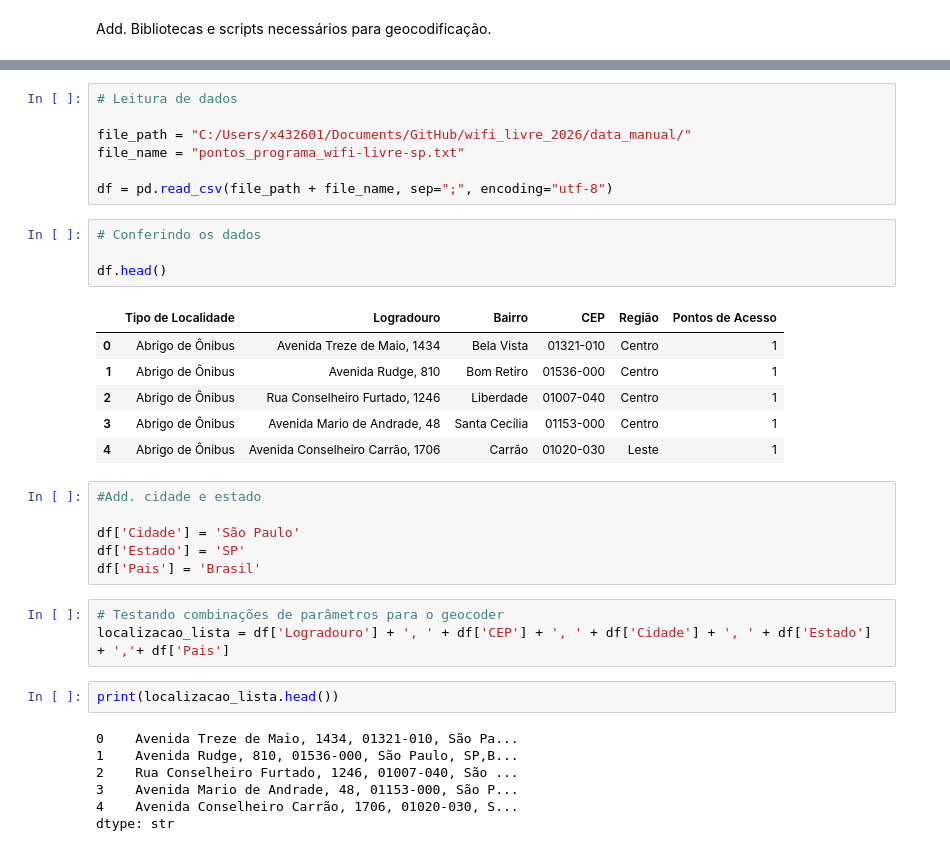
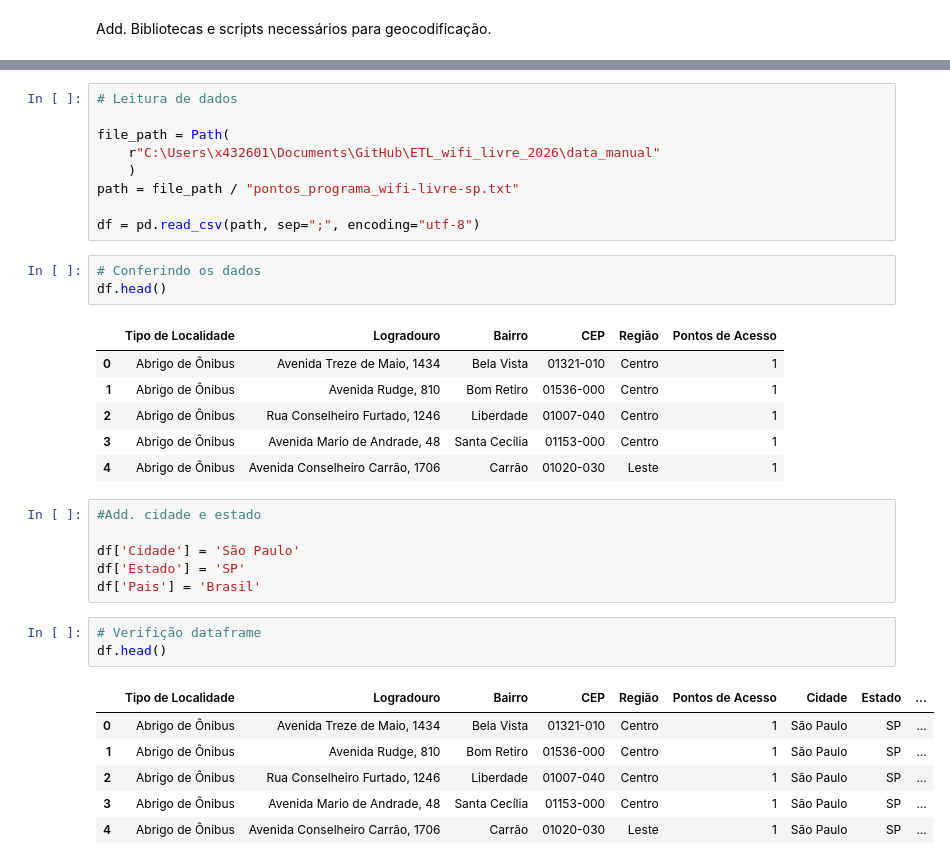
Before and after one commit to yuriidalgo01/wifi_livre_2026, a Jupyter notebook: Scripts_Python/teste_ETL_enderecos.ipynb, the cells around one changed output, grey strips where cells are left out. Saved outputs shown, nothing was run; the diff lists cells and outputs as text.

```diff
--- a/Scripts_Python/teste_ETL_enderecos.ipynb
+++ b/Scripts_Python/teste_ETL_enderecos.ipynb
@@ -17,13 +20,14 @@ from geopy.extra.rate_limiter import RateLimiter
 # %%
 # Leitura de dados
 
-file_path = "C:/Users/x432601/Documents/GitHub/wifi_livre_2026/data_manual/"
-file_name = "pontos_programa_wifi-livre-sp.txt"
+file_path = Path(
+    r"C:\Users\x432601\Documents\GitHub\ETL_wifi_livre_2026\data_manual"
+    )
+path = file_path / "pontos_programa_wifi-livre-sp.txt"
 
-df = pd.read_csv(file_path + file_name, sep=";", encoding="utf-8")
+df = pd.read_csv(path, sep=";", encoding="utf-8")
 # %%
 # Conferindo os dados
-
 df.head()
 # %% [output]
 |  | Tipo de Localidade | Logradouro | Bairro | CEP | Região | Pontos de Acesso |
@@ -38,15 +42,13 @@ df.head()
 df['Cidade'] = 'São Paulo'
 df['Estado'] = 'SP'
 df['Pais'] = 'Brasil'
-# %%
-# Testando combinações de parâmetros para o geocoder
-localizacao_lista = df['Logradouro'] + ', ' + df['CEP'] + ', ' + df['Cidade'] + ', ' + df['Estado'] + ','+ df['Pais']
-# %%
-print(localizacao_lista.head())
-# %% [output]
-0    Avenida Treze de Maio, 1434, 01321-010, São Pa...
-1    Avenida Rudge, 810, 01536-000, São Paulo, SP,B...
-2    Rua Conselheiro Furtado, 1246, 01007-040, São ...
-3    Avenida Mario de Andrade, 48, 01153-000, São P...
-4    Avenida Conselheiro Carrão, 1706, 01020-030, S...
-dtype: str
+# %%
+# Verifição dataframe
+df.head()
+# %% [output]
+|  | Tipo de Localidade | Logradouro | Bairro | CEP | Região | Pontos de Acesso | Cidade | Estado | ... |
+| 0 | Abrigo de Ônibus | Avenida Treze de Maio, 1434 | Bela Vista | 01321-010 | Centro | 1 | São Paulo | SP | ... |
+| 1 | Abrigo de Ônibus | Avenida Rudge, 810 | Bom Retiro | 01536-000 | Centro | 1 | São Paulo | SP | ... |
+| 2 | Abrigo de Ônibus | Rua Conselheiro Furtado, 1246 | Liberdade | 01007-040 | Centro | 1 | São Paulo | SP | ... |
+| 3 | Abrigo de Ônibus | Avenida Mario de Andrade, 48 | Santa Cecília | 01153-000 | Centro | 1 | São Paulo | SP | ... |
+| 4 | Abrigo de Ônibus | Avenida Conselheiro Carrão, 1706 | Carrão | 01020-030 | Leste | 1 | São Paulo | SP | ... |
```
Also changed, not shown: parts of 13 cells of this notebook, 23 other files.
